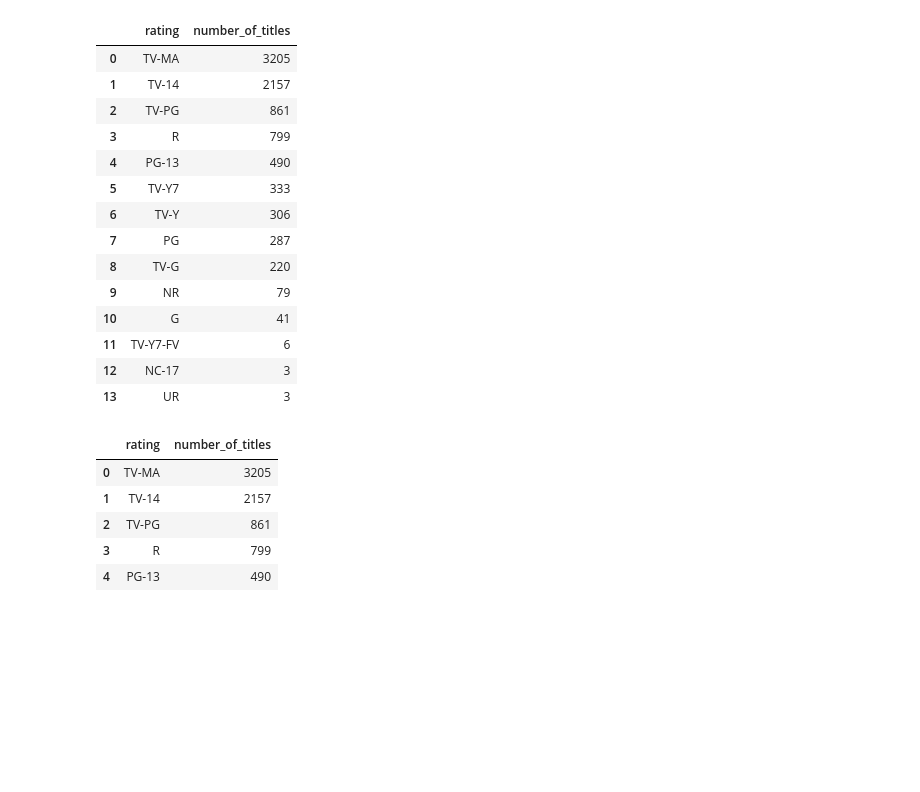
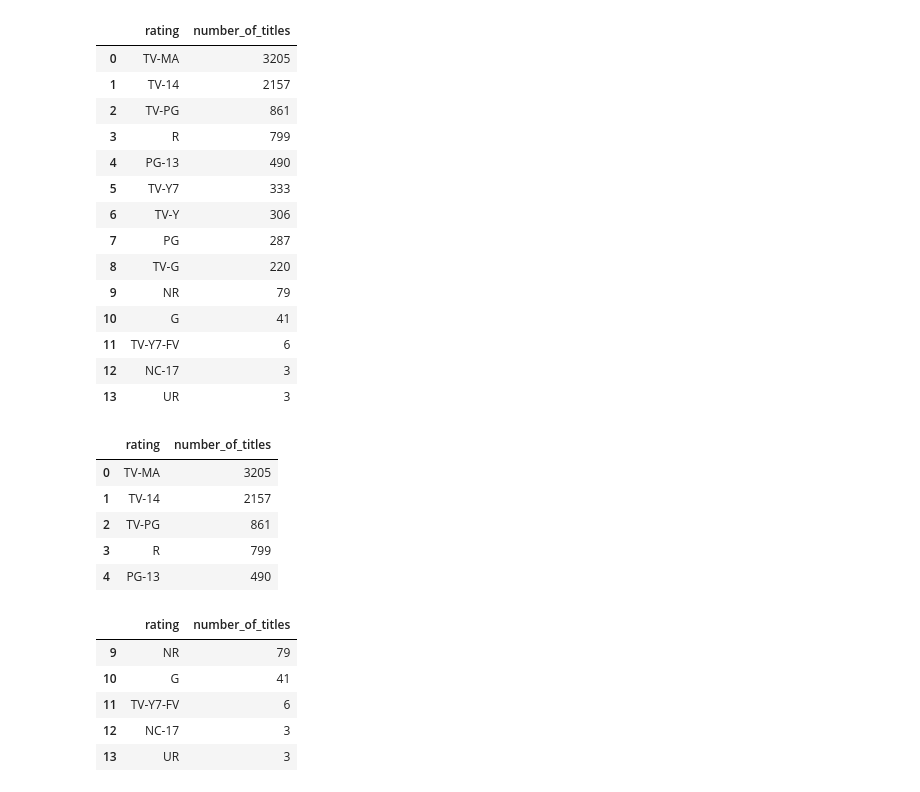
Before and after one commit to AlexMlotok/netflix_data_analsis, a Jupyter notebook: netflix_data_analysis.ipynb, the cells around one changed output. Cells and saved outputs as stored; diff of their text form; code cells hidden in the pictures; blank space fills up the shorter version.

```diff
--- a/netflix_data_analysis.ipynb
+++ b/netflix_data_analysis.ipynb
@@ -332,3 +332,12 @@ rating_df.head()
 | 2 | TV-PG | 861 |
 | 3 | R | 799 |
 | 4 | PG-13 | 490 |
+# %%
+rating_df.tail()
+# %% [output]
+|  | rating | number_of_titles |
+| 9 | NR | 79 |
+| 10 | G | 41 |
+| 11 | TV-Y7-FV | 6 |
+| 12 | NC-17 | 3 |
+| 13 | UR | 3 |
```
